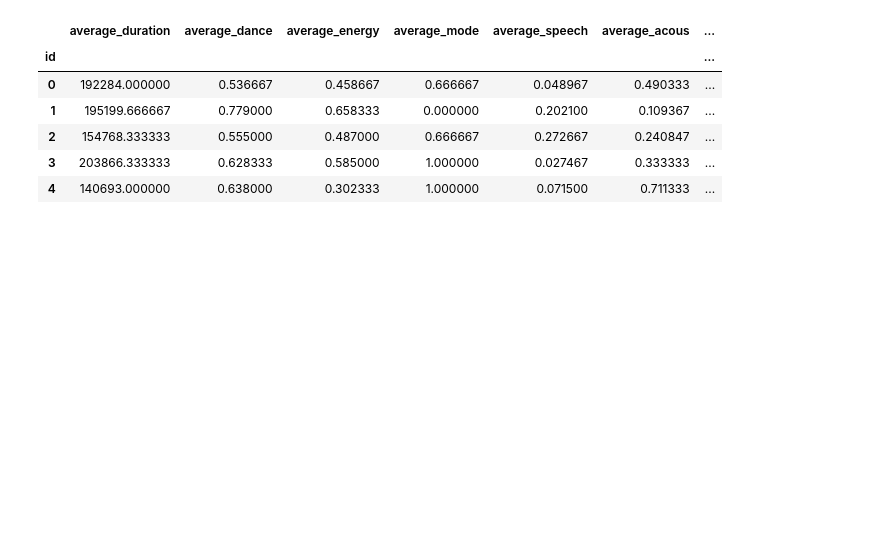
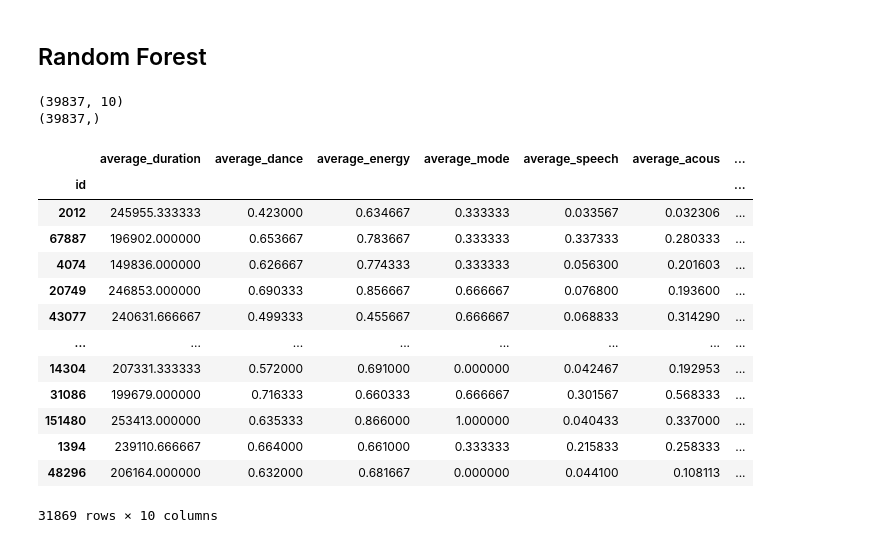
Before and after one commit to santy-gegenschatz/Entregables-Coder-Data-Science, a Jupyter notebook: Entregable11/preentrega-gegenschatz.ipynb, the cells around one changed output. Saved outputs shown, nothing was run; the diff lists cells and outputs as text; code cells hidden in the pictures; blank space fills up the shorter version.

```diff
--- a/Entregable11/preentrega-gegenschatz.ipynb
+++ b/Entregable11/preentrega-gegenschatz.ipynb
@@ -67,12 +217,31 @@ def categorize(value):
-# %%
-df2['type_of_popularity'] = df2['popularity'].apply(lambda value: categorize(value))
-# %%
-df2.head()
-# %% [output]
-|  | average_duration | average_dance | average_energy | average_mode | average_speech | average_acous | ... |
-| id |  |  |  |  |  |  | ... |
-| 0 | 192284.000000 | 0.536667 | 0.458667 | 0.666667 | 0.048967 | 0.490333 | ... |
-| 1 | 195199.666667 | 0.779000 | 0.658333 | 0.000000 | 0.202100 | 0.109367 | ... |
-| 2 | 154768.333333 | 0.555000 | 0.487000 | 0.666667 | 0.272667 | 0.240847 | ... |
-| 3 | 203866.333333 | 0.628333 | 0.585000 | 1.000000 | 0.027467 | 0.333333 | ... |
-| 4 | 140693.000000 | 0.638000 | 0.302333 | 1.000000 | 0.071500 | 0.711333 | ... |
+# %% [markdown]
+## Random Forest
+# %%
+# Primero separamos los datos en una matriz X y una matriz y
+X = df2.drop(['popularity'], axis = 1)
+y = df2['popularity']
+print(X.shape)
+print(y.shape)
+# %% [output]
+(39837, 10)
+(39837,)
+# %%
+# Ahora repartimos los datos en un 80% para train y un 20% para test
+X_train, X_test, y_train, y_test = train_test_split(X, y, test_size = 0.2, random_state = 42)
+# %%
+X_train
+# %% [output]
+|  | average_duration | average_dance | average_energy | average_mode | average_speech | average_acous | ... |
+| id |  |  |  |  |  |  | ... |
+| 2012 | 245955.333333 | 0.423000 | 0.634667 | 0.333333 | 0.033567 | 0.032306 | ... |
+| 67887 | 196902.000000 | 0.653667 | 0.783667 | 0.333333 | 0.337333 | 0.280333 | ... |
+| 4074 | 149836.000000 | 0.626667 | 0.774333 | 0.333333 | 0.056300 | 0.201603 | ... |
+| 20749 | 246853.000000 | 0.690333 | 0.856667 | 0.666667 | 0.076800 | 0.193600 | ... |
+| 43077 | 240631.666667 | 0.499333 | 0.455667 | 0.666667 | 0.068833 | 0.314290 | ... |
+| ... | ... | ... | ... | ... | ... | ... | ... |
+| 14304 | 207331.333333 | 0.572000 | 0.691000 | 0.000000 | 0.042467 | 0.192953 | ... |
+| 31086 | 199679.000000 | 0.716333 | 0.660333 | 0.666667 | 0.301567 | 0.568333 | ... |
+| 151480 | 253413.000000 | 0.635333 | 0.866000 | 1.000000 | 0.040433 | 0.337000 | ... |
+| 1394 | 239110.666667 | 0.664000 | 0.661000 | 0.333333 | 0.215833 | 0.258333 | ... |
+| 48296 | 206164.000000 | 0.632000 | 0.681667 | 0.000000 | 0.044100 | 0.108113 | ... |
+31869 rows × 10 columns
```
Also changed, not shown: parts of 27 cells of this notebook.
